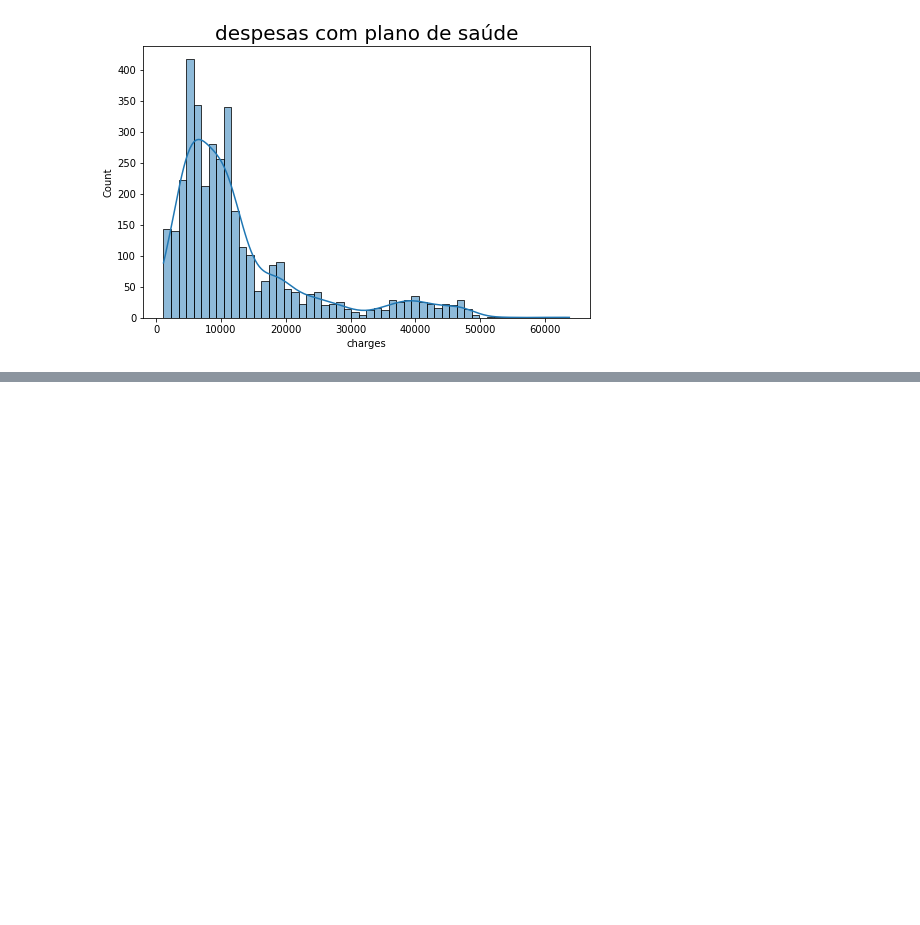
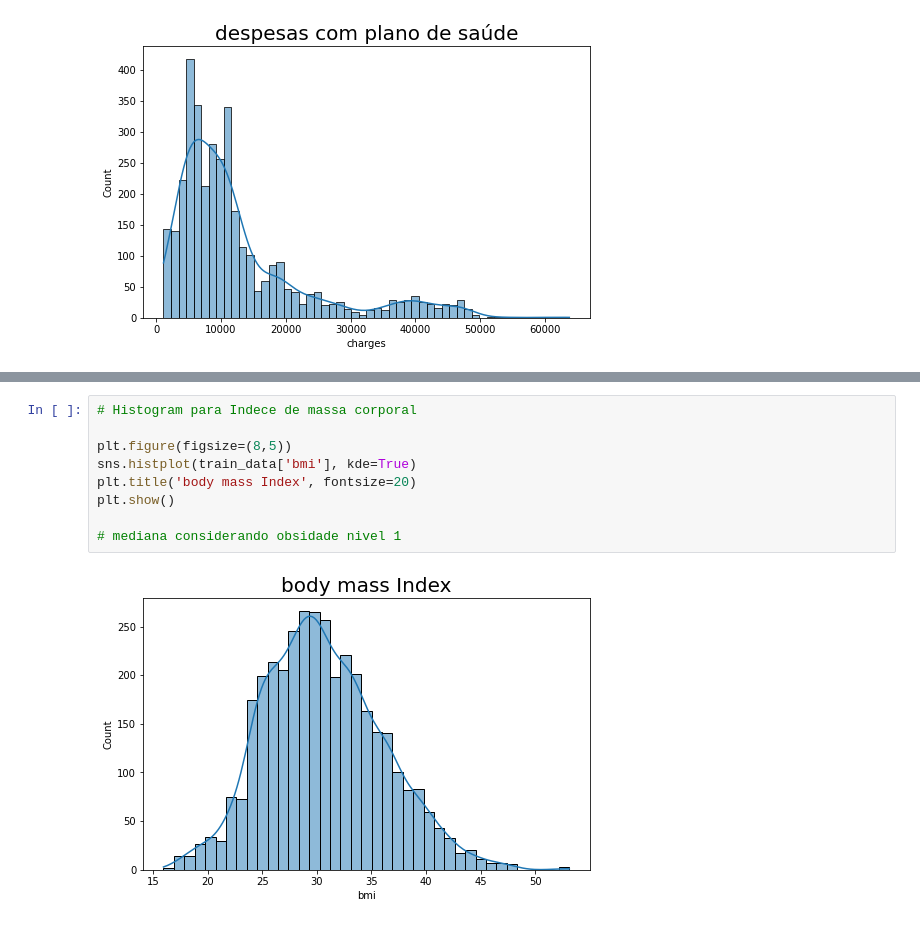
Before and after one commit to Fellipedantas/awari, a Jupyter notebook: Plano_de_saúde.ipynb, the cells around one changed output, grey strips where cells are left out. Drawn from its saved outputs; the diff is of its cells as text; blank space fills up the shorter version.

```diff
--- a/Plano_de_saúde.ipynb
+++ b/Plano_de_saúde.ipynb
@@ -113,0 +148,11 @@ plt.show()
+# %%
+# Histogram para Indece de massa corporal
+
+plt.figure(figsize=(8,5))
+sns.histplot(train_data['bmi'], kde=True)
+plt.title('body mass Index', fontsize=20)
+plt.show()
+
+# mediana considerando obsidade nivel 1
+# %% [output]
+[figure, added]
```
Also changed, not shown: parts of 21 cells of this notebook.
